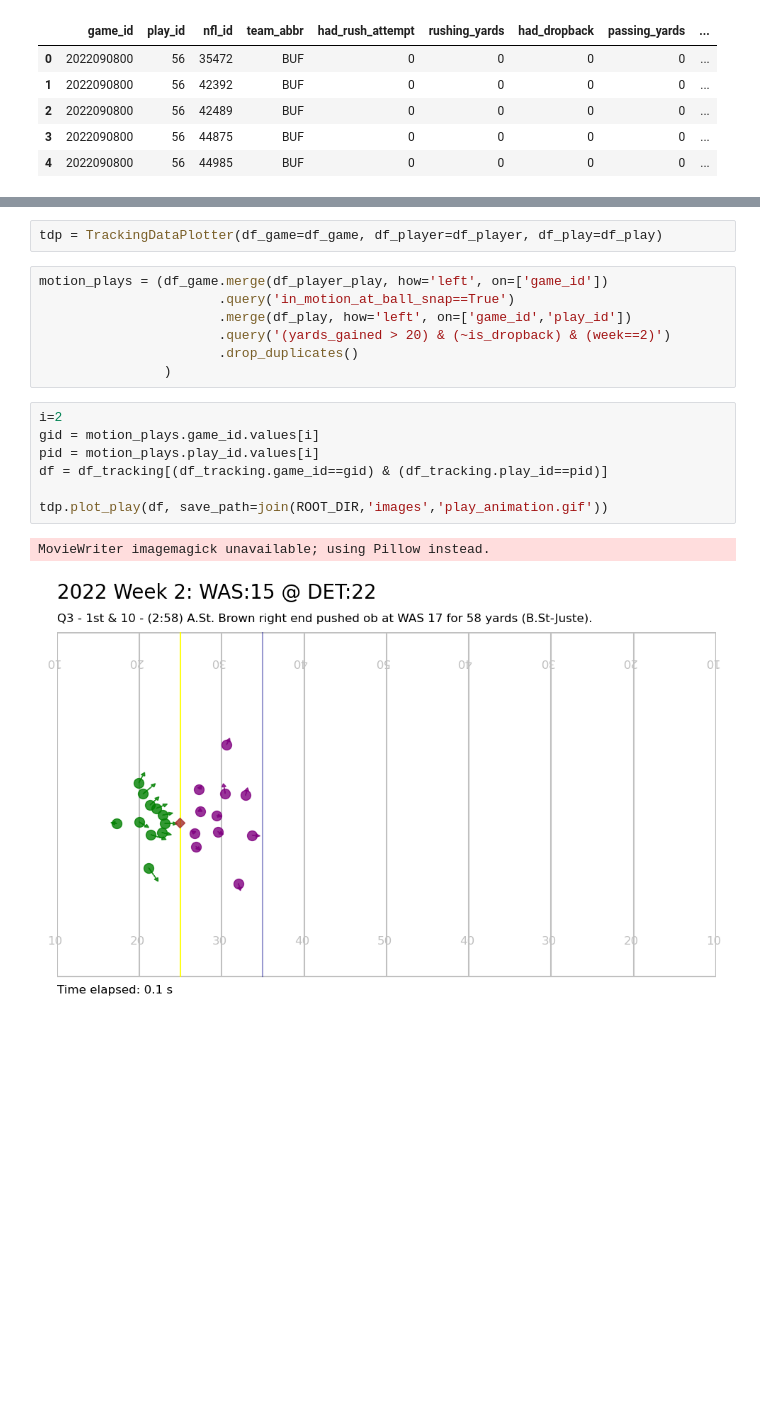
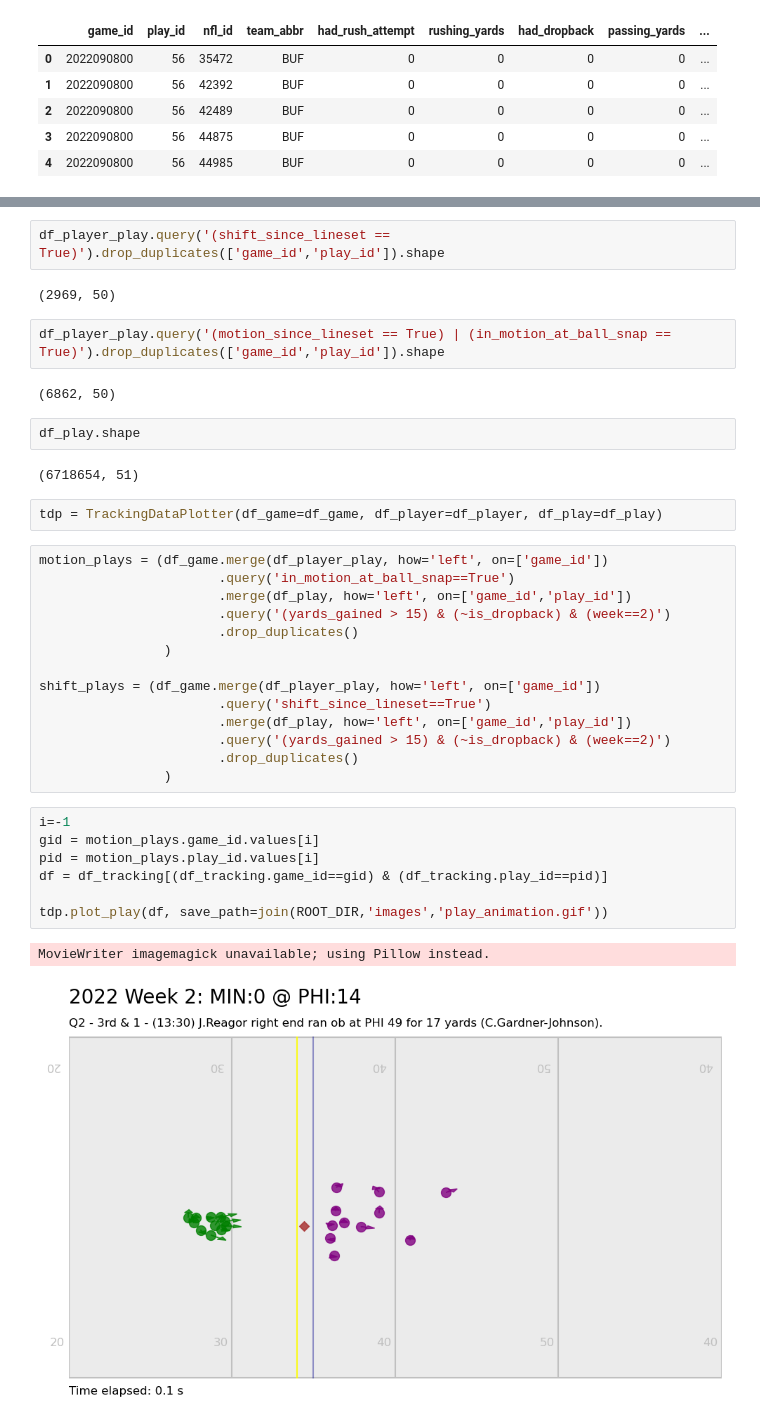
Before and after one commit to lneuendorf/nfl-big-data-bowl-2025, a Jupyter notebook: notebooks/eda.ipynb, the cells around one changed output, grey strips where cells are left out. Saved outputs shown, nothing was run; the diff lists cells and outputs as text; blank space fills up the shorter version.

Commit message:
creating new plotting approach

```diff
--- a/notebooks/eda.ipynb
+++ b/notebooks/eda.ipynb
@@ -93,19 +139,38 @@ df_player_play.head()
+# %%
+df_player_play.query('(shift_since_lineset == True)').drop_duplicates(['game_id','play_id']).shape
+# %% [output]
+(2969, 50)
+# %%
+df_player_play.query('(motion_since_lineset == True) | (in_motion_at_ball_snap == True)').drop_duplicates(['game_id','play_id']).shape
+# %% [output]
+(6862, 50)
+# %%
+df_play.shape
+# %% [output]
+(6718654, 51)
 # %%
 tdp = TrackingDataPlotter(df_game=df_game, df_player=df_player, df_play=df_play)
 # %%
 motion_plays = (df_game.merge(df_player_play, how='left', on=['game_id'])
                        .query('in_motion_at_ball_snap==True')
                        .merge(df_play, how='left', on=['game_id','play_id'])
-                       .query('(yards_gained > 20) & (~is_dropback) & (week==2)')
+                       .query('(yards_gained > 15) & (~is_dropback) & (week==2)')
                        .drop_duplicates()
                 )
+
+shift_plays = (df_game.merge(df_player_play, how='left', on=['game_id'])
+                       .query('shift_since_lineset==True')
+                       .merge(df_play, how='left', on=['game_id','play_id'])
+                       .query('(yards_gained > 15) & (~is_dropback) & (week==2)')
+                       .drop_duplicates()
+                )
 # %%
-i=2
+i=-1
 gid = motion_plays.game_id.values[i]
 pid = motion_plays.play_id.values[i]
 df = df_tracking[(df_tracking.game_id==gid) & (df_tracking.play_id==pid)]
 
 tdp.plot_play(df, save_path=join(ROOT_DIR,'images','play_animation.gif'))
 # %% [output]
 MovieWriter imagemagick unavailable; using Pillow instead.
-[figure, old version]
+[figure, new version]
```
Also changed, not shown: parts of 13 cells of this notebook, 3 other files.
